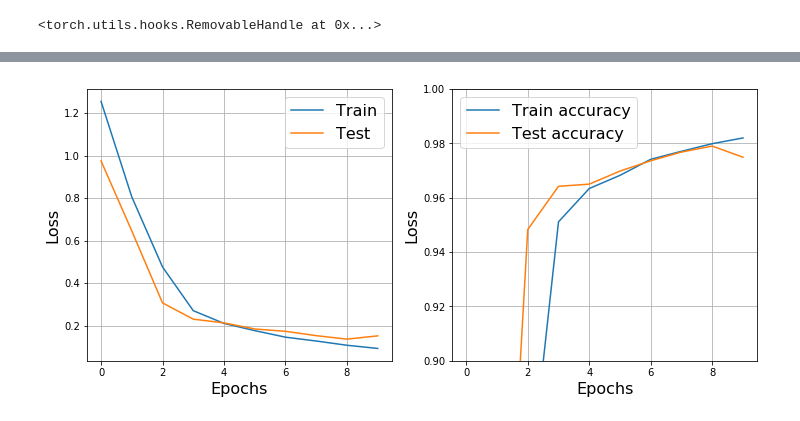
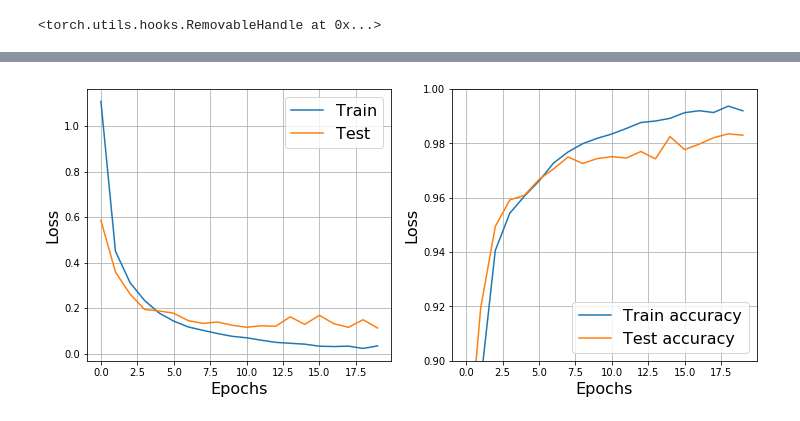
Before and after one commit to IvanMaz/center_loss, a Jupyter notebook: center_loss.ipynb, the cells around one changed output, grey strips where cells are left out. Drawn from its saved outputs; the diff is of its cells as text; code cells hidden in the pictures.

```diff
--- a/center_loss.ipynb
+++ b/center_loss.ipynb
@@ -183,5 +176,5 @@ conv_out = np.empty([0,2])
 test_marks = []
 train_marks = []
 # %%
-train(network, optimizer, 10)
+train(network, optimizer, 20)
 # %% [output]
@@ -205,4 +198,4 @@ Epoch 9. (Train/Test) Average loss: 0.0921/0.1514       Accuracy: 0.9820/0.9749
-[figure, old version]
+[figure, new version]
 # %%
 last_conv_out = conv_out[-70000:]
 plt.figure(figsize=(16, 7))
```
Also changed, not shown: parts of 4 cells of this notebook.
